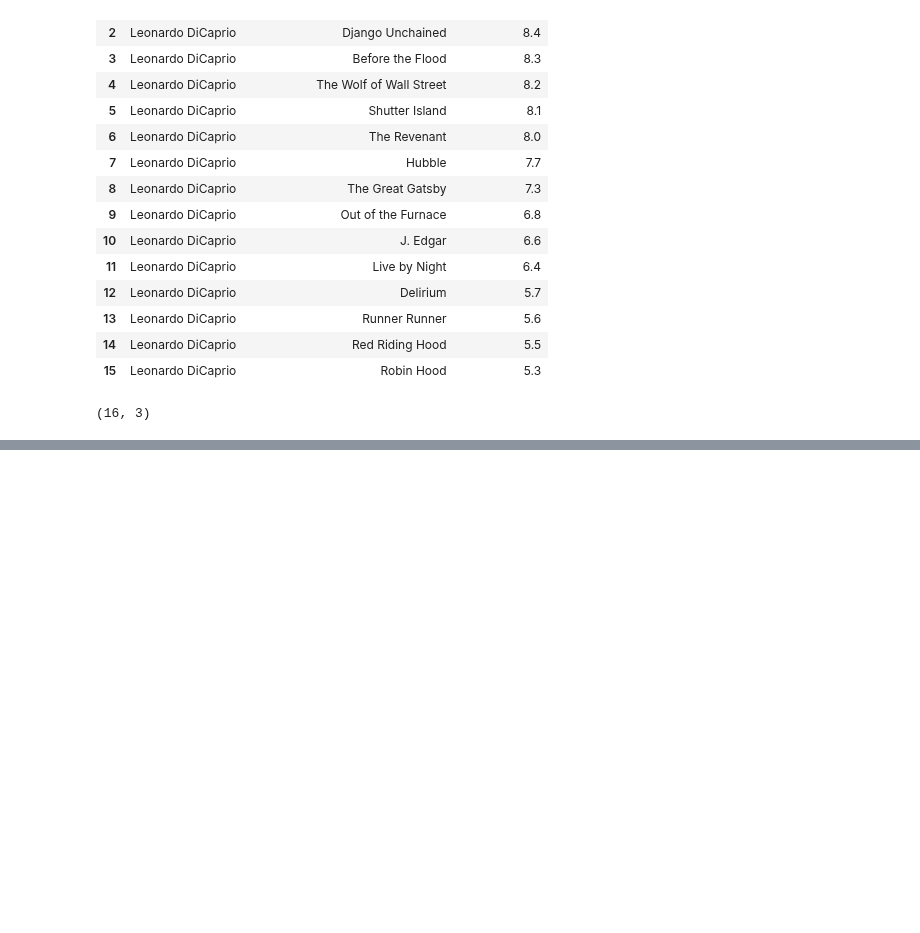
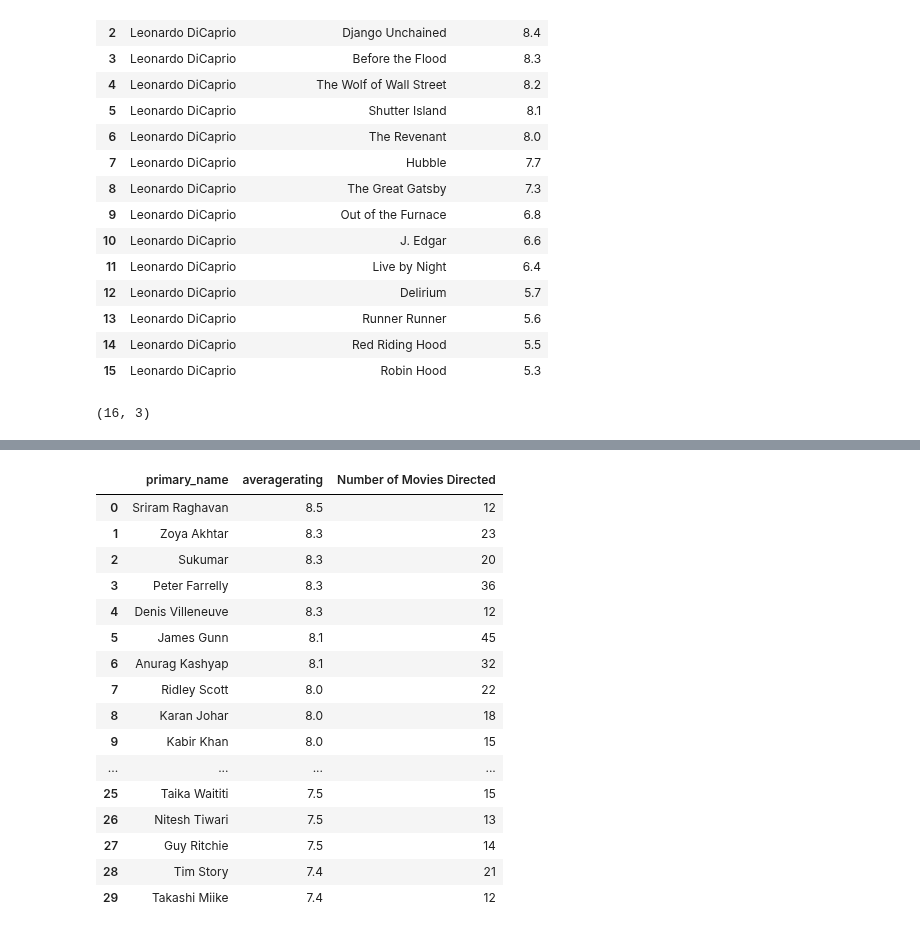
Before and after one commit to omunozsanchezdeloitte/Capstone---LPod-3, a Jupyter notebook: index.ipynb, the cells around one changed output, grey strips where cells are left out. Cells and saved outputs as stored; diff of their text form; code cells hidden in the pictures; blank space fills up the shorter version.

```diff
--- a/index.ipynb
+++ b/index.ipynb
@@ -146,0 +229,32 @@ df4.shape
+# %%
+df7 = pd.read_sql("""
+SELECT p.primary_name, mr.averagerating, count(primary_name) as "Number of Movies Directed"
+FROM persons p join directors d on
+    p.person_id = d.person_id
+    join movie_basics mb
+    on d.movie_id = mb.movie_id
+    join movie_ratings mr on mb.movie_id=mr.movie_id
+WHERE mr.numvotes > 3400
+Group By primary_name
+HAVING Count(primary_name) > 10
+ORDER BY averagerating desc; """, conn)
+# %%
+df7.head(30)
+# %% [output]
+|  | primary_name | averagerating | Number of Movies Directed |
+| 0 | Sriram Raghavan | 8.5 | 12 |
+| 1 | Zoya Akhtar | 8.3 | 23 |
+| 2 | Sukumar | 8.3 | 20 |
+| 3 | Peter Farrelly | 8.3 | 36 |
+| 4 | Denis Villeneuve | 8.3 | 12 |
+| 5 | James Gunn | 8.1 | 45 |
+| 6 | Anurag Kashyap | 8.1 | 32 |
+| 7 | Ridley Scott | 8.0 | 22 |
+| 8 | Karan Johar | 8.0 | 18 |
+| 9 | Kabir Khan | 8.0 | 15 |
+| ... | ... | ... | ... |
+| 25 | Taika Waititi | 7.5 | 15 |
+| 26 | Nitesh Tiwari | 7.5 | 13 |
+| 27 | Guy Ritchie | 7.5 | 14 |
+| 28 | Tim Story | 7.4 | 21 |
+| 29 | Takashi Miike | 7.4 | 12 |
```
Also changed, not shown: parts of 13 cells of this notebook, 1 other file.
